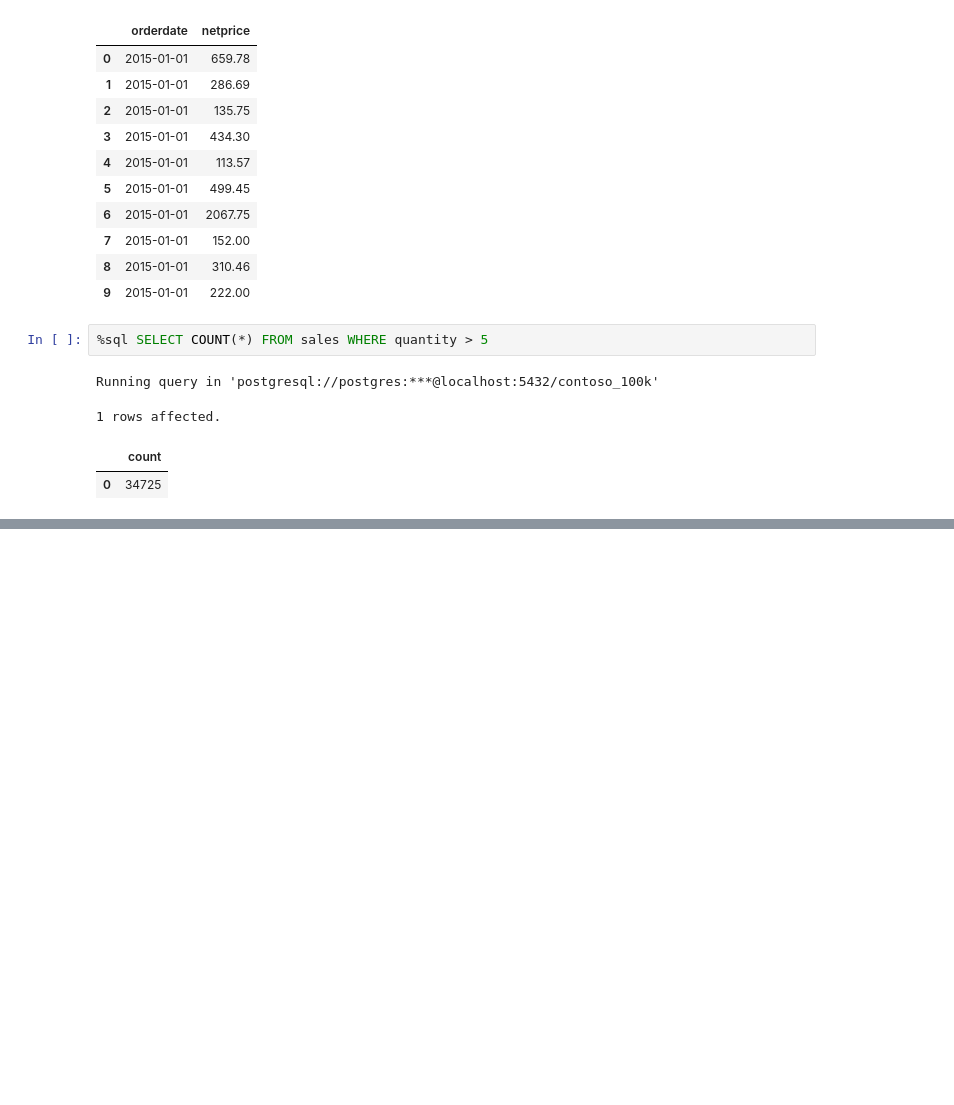
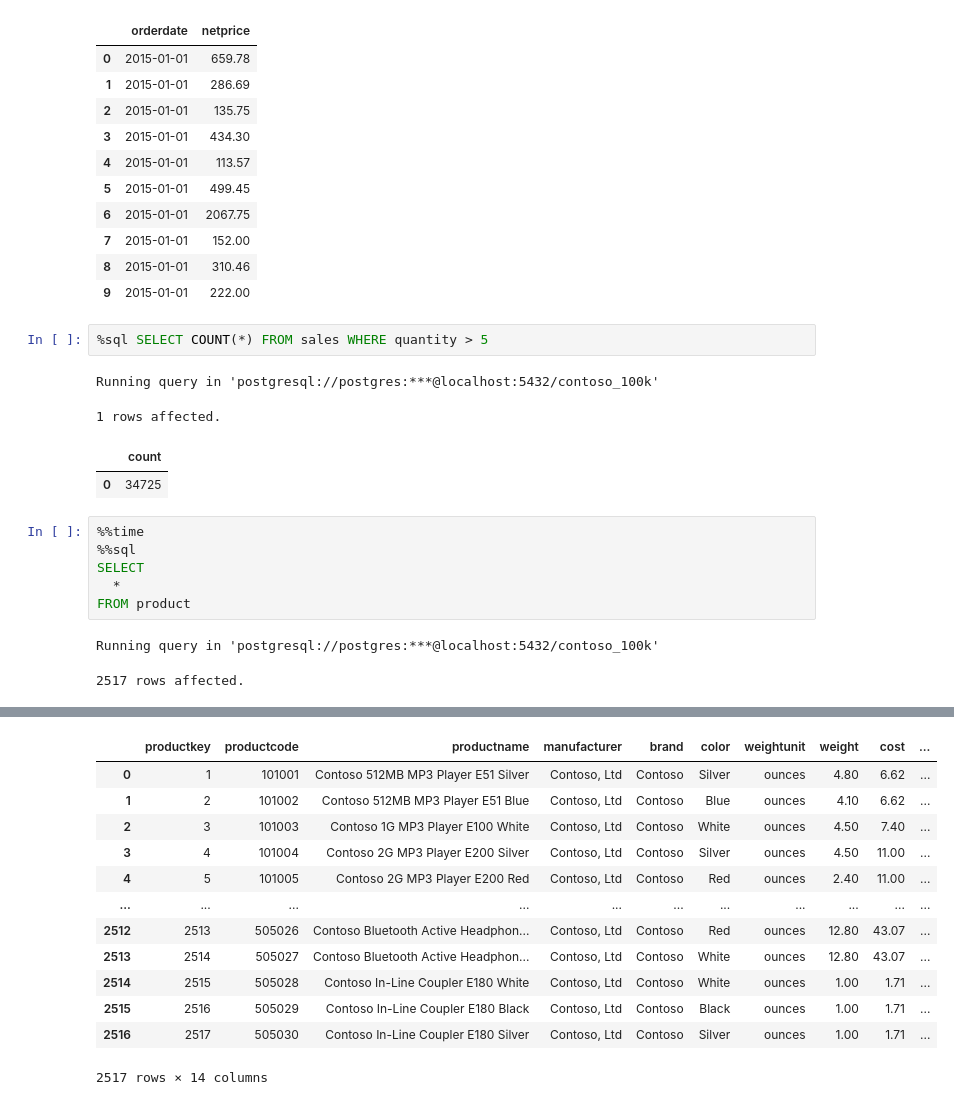
Before and after one commit to Bartek0829/SQL-learning, a Jupyter notebook: Resources/Blank_SQL_Notebook.ipynb, the cells around one changed output, grey strips where cells are left out. Drawn from its saved outputs; the diff is of its cells as text; blank space fills up the shorter version.

```diff
--- a/Resources/Blank_SQL_Notebook.ipynb
+++ b/Resources/Blank_SQL_Notebook.ipynb
@@ -85,3 +85,12 @@ Running query in 'postgresql://postgres:***@localhost:5432/contoso_100k'
 1 rows affected.
 |  | count |
 | 0 | 34725 |
+# %%
+%%time
+%%sql
+SELECT
+  *
+FROM product
+# %% [output]
+Running query in 'postgresql://postgres:***@localhost:5432/contoso_100k'
+2517 rows affected.
@@ -87,0 +99,13 @@ Running query in 'postgresql://postgres:***@localhost:5432/contoso_100k'
+|  | productkey | productcode | productname | manufacturer | brand | color | weightunit | weight | cost | ... |
+| 0 | 1 | 101001 | Contoso 512MB MP3 Player E51 Silver | Contoso, Ltd | Contoso | Silver | ounces | 4.80 | 6.62 | ... |
+| 1 | 2 | 101002 | Contoso 512MB MP3 Player E51 Blue | Contoso, Ltd | Contoso | Blue | ounces | 4.10 | 6.62 | ... |
+| 2 | 3 | 101003 | Contoso 1G MP3 Player E100 White | Contoso, Ltd | Contoso | White | ounces | 4.50 | 7.40 | ... |
+| 3 | 4 | 101004 | Contoso 2G MP3 Player E200 Silver | Contoso, Ltd | Contoso | Silver | ounces | 4.50 | 11.00 | ... |
+| 4 | 5 | 101005 | Contoso 2G MP3 Player E200 Red | Contoso, Ltd | Contoso | Red | ounces | 2.40 | 11.00 | ... |
+| ... | ... | ... | ... | ... | ... | ... | ... | ... | ... | ... |
+| 2512 | 2513 | 505026 | Contoso Bluetooth Active Headphon... | Contoso, Ltd | Contoso | Red | ounces | 12.80 | 43.07 | ... |
+| 2513 | 2514 | 505027 | Contoso Bluetooth Active Headphon... | Contoso, Ltd | Contoso | White | ounces | 12.80 | 43.07 | ... |
+| 2514 | 2515 | 505028 | Contoso In-Line Coupler E180 White | Contoso, Ltd | Contoso | White | ounces | 1.00 | 1.71 | ... |
+| 2515 | 2516 | 505029 | Contoso In-Line Coupler E180 Black | Contoso, Ltd | Contoso | Black | ounces | 1.00 | 1.71 | ... |
+| 2516 | 2517 | 505030 | Contoso In-Line Coupler E180 Silver | Contoso, Ltd | Contoso | Silver | ounces | 1.00 | 1.71 | ... |
+2517 rows × 14 columns
```
Also changed, not shown: parts of 4 cells of this notebook.
